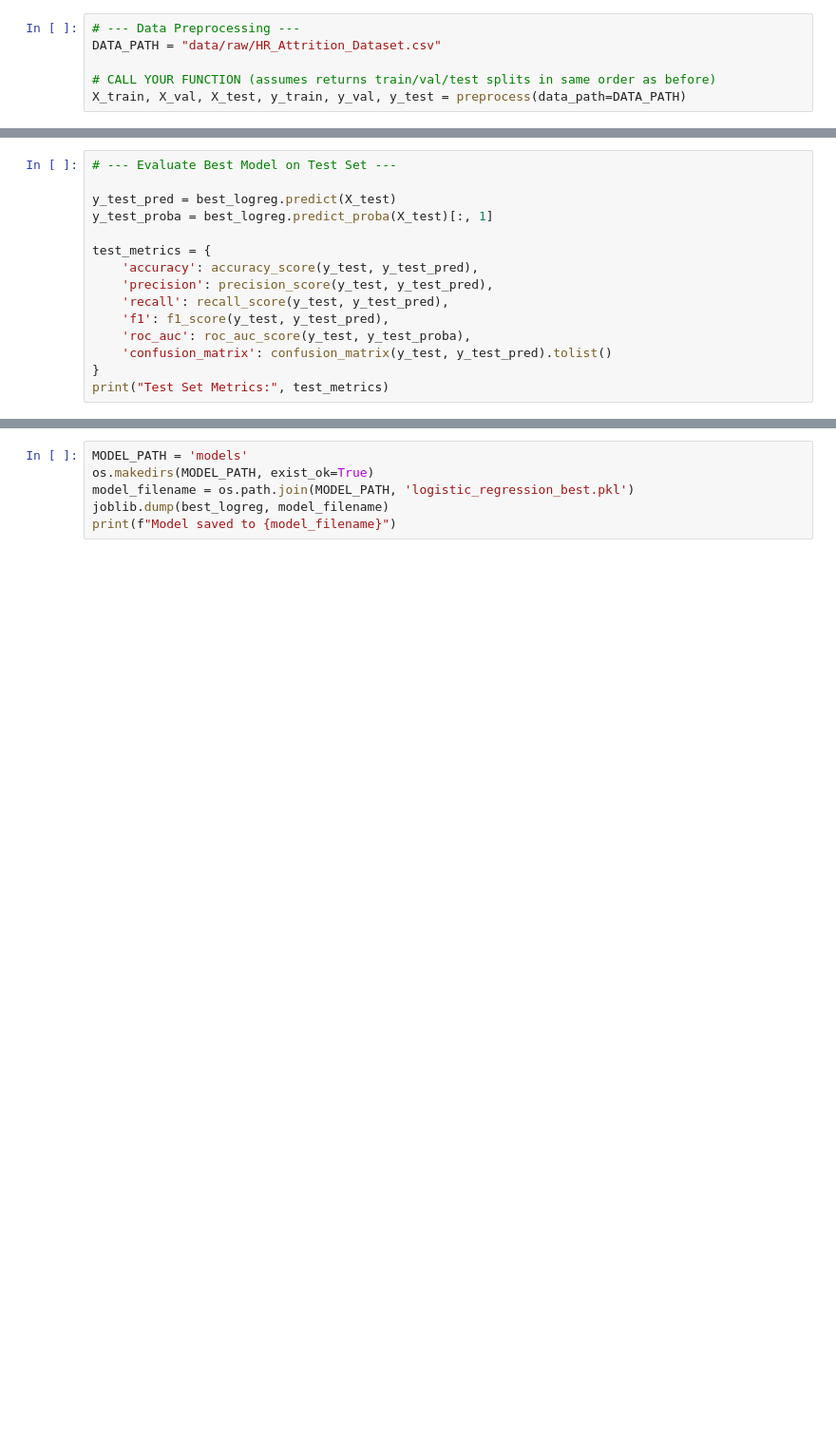
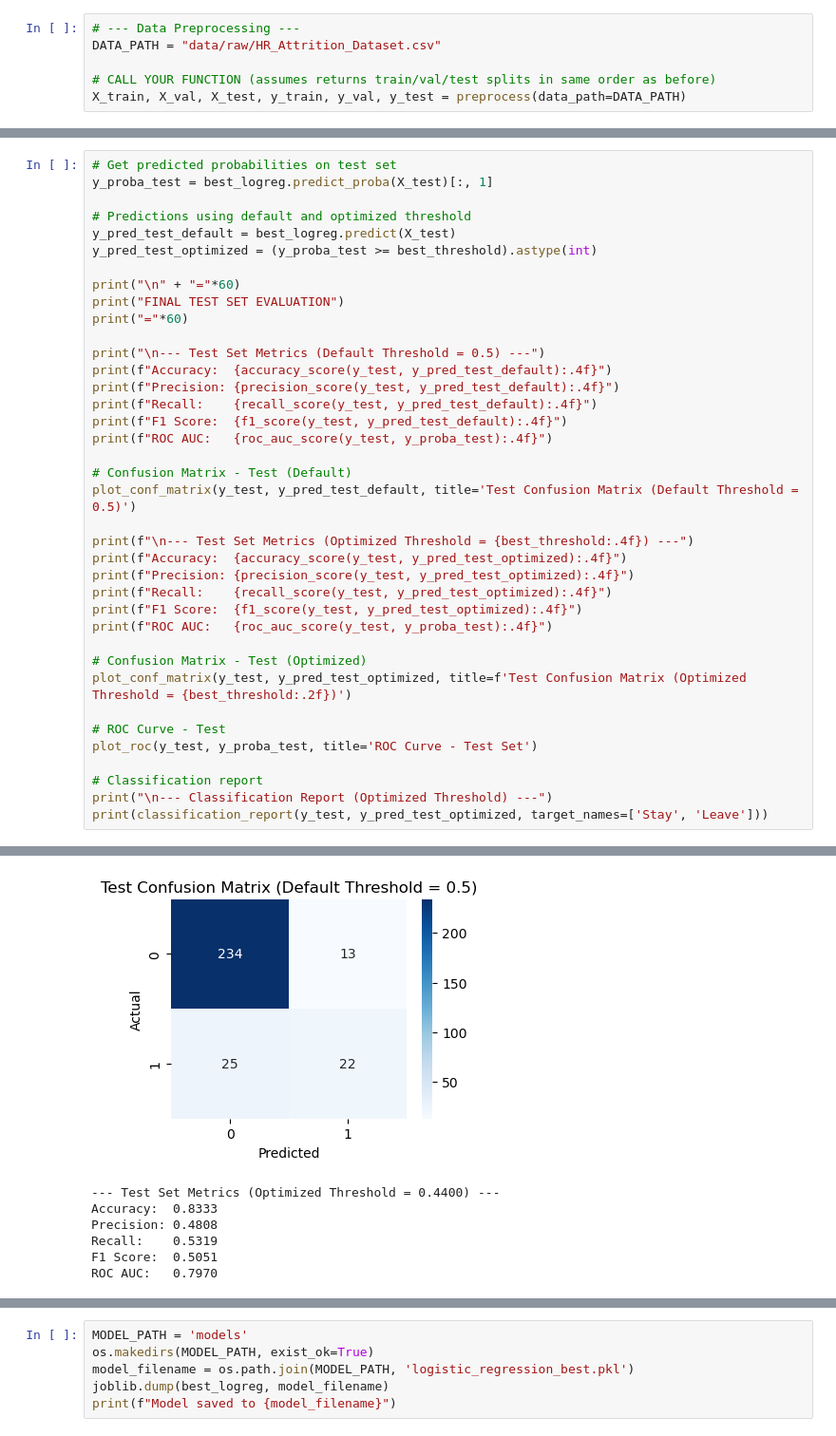
Before and after one commit to filipe-carmo/EDSB25_10, a Jupyter notebook: Model_Train_Validation.ipynb, the cells around one changed output, grey strips where cells are left out. Shown at 95% size. Drawn from its saved outputs; the diff is of its cells as text; blank space fills up the shorter version.

```diff
--- a/Model_Train_Validation.ipynb
+++ b/Model_Train_Validation.ipynb
@@ -121,16 +204,39 @@ plot_conf_matrix(y_val, y_pred_val, 'Validation Confusion Matrix')
 # %%
-# --- Evaluate Best Model on Test Set ---
+# Get predicted probabilities on test set
+y_proba_test = best_logreg.predict_proba(X_test)[:, 1]
 
-y_test_pred = best_logreg.predict(X_test)
-y_test_proba = best_logreg.predict_proba(X_test)[:, 1]
+# Predictions using default and optimized threshold
+y_pred_test_default = best_logreg.predict(X_test)
+y_pred_test_optimized = (y_proba_test >= best_threshold).astype(int)
 
-test_metrics = {
-    'accuracy': accuracy_score(y_test, y_test_pred),
-    'precision': precision_score(y_test, y_test_pred),
-    'recall': recall_score(y_test, y_test_pred),
-    'f1': f1_score(y_test, y_test_pred),
-    'roc_auc': roc_auc_score(y_test, y_test_proba),
-    'confusion_matrix': confusion_matrix(y_test, y_test_pred).tolist()
-}
-print("Test Set Metrics:", test_metrics)
+print("\n" + "="*60)
+print("FINAL TEST SET EVALUATION")
+print("="*60)
+
+print("\n--- Test Set Metrics (Default Threshold = 0.5) ---")
+print(f"Accuracy:  {accuracy_score(y_test, y_pred_test_default):.4f}")
+print(f"Precision: {precision_score(y_test, y_pred_test_default):.4f}")
+print(f"Recall:    {recall_score(y_test, y_pred_test_default):.4f}")
+print(f"F1 Score:  {f1_score(y_test, y_pred_test_default):.4f}")
+print(f"ROC AUC:   {roc_auc_score(y_test, y_proba_test):.4f}")
+
+# Confusion Matrix - Test (Default)
+plot_conf_matrix(y_test, y_pred_test_default, title='Test Confusion Matrix (Default Threshold = 0.5)')
+
+print(f"\n--- Test Set Metrics (Optimized Threshold = {best_threshold:.4f}) ---")
+print(f"Accuracy:  {accuracy_score(y_test, y_pred_test_optimized):.4f}")
+print(f"Precision: {precision_score(y_test, y_pred_test_optimized):.4f}")
+print(f"Recall:    {recall_score(y_test, y_pred_test_optimized):.4f}")
+print(f"F1 Score:  {f1_score(y_test, y_pred_test_optimized):.4f}")
+print(f"ROC AUC:   {roc_auc_score(y_test, y_proba_test):.4f}")
+
+# Confusion Matrix - Test (Optimized)
+plot_conf_matrix(y_test, y_pred_test_optimized, title=f'Test Confusion Matrix (Optimized Threshold = {best_threshold:.2f})')
+
+# ROC Curve - Test
+plot_roc(y_test, y_proba_test, title='ROC Curve - Test Set')
+
+# Classification report
+print("\n--- Classification Report (Optimized Threshold) ---")
+print(classification_report(y_test, y_pred_test_optimized, target_names=['Stay', 'Leave']))
 # %% [output]
@@ -137,0 +253,7 @@ Test Set Metrics: {'accuracy': 0.7653061224489796, 'precision': 0.37209302325581
+[figure, added]
+--- Test Set Metrics (Optimized Threshold = 0.4400) ---
+Accuracy:  0.8333
+Precision: 0.4808
+Recall:    0.5319
+F1 Score:  0.5051
+ROC AUC:   0.7970
```
Also changed, not shown: parts of 9 cells of this notebook.
